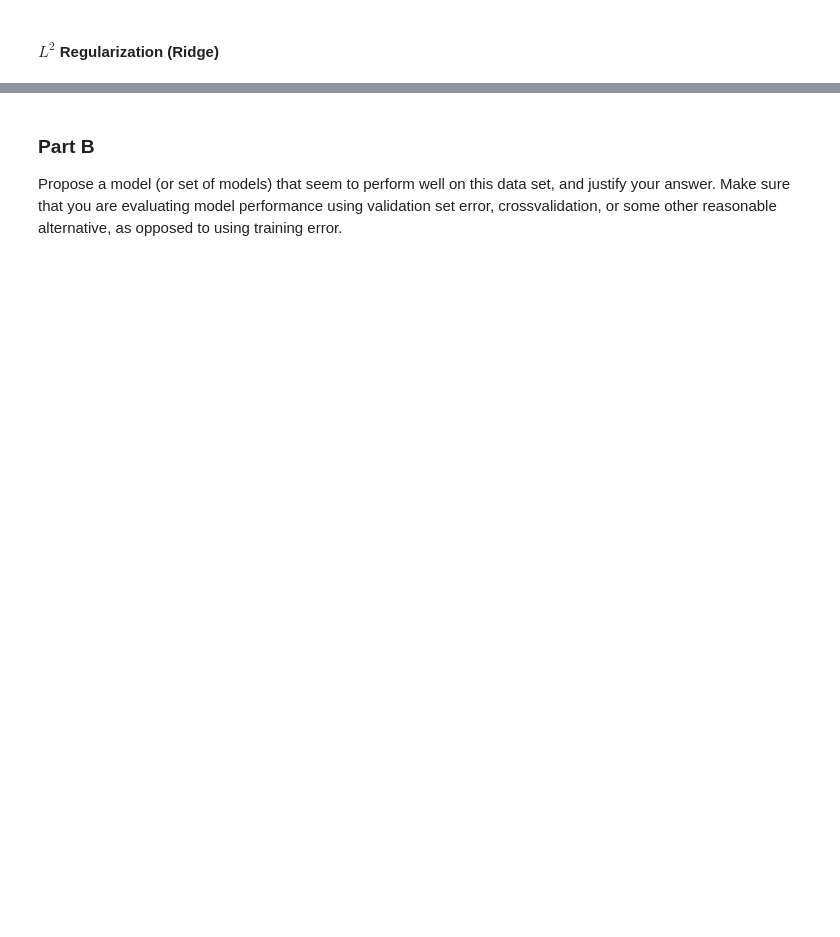
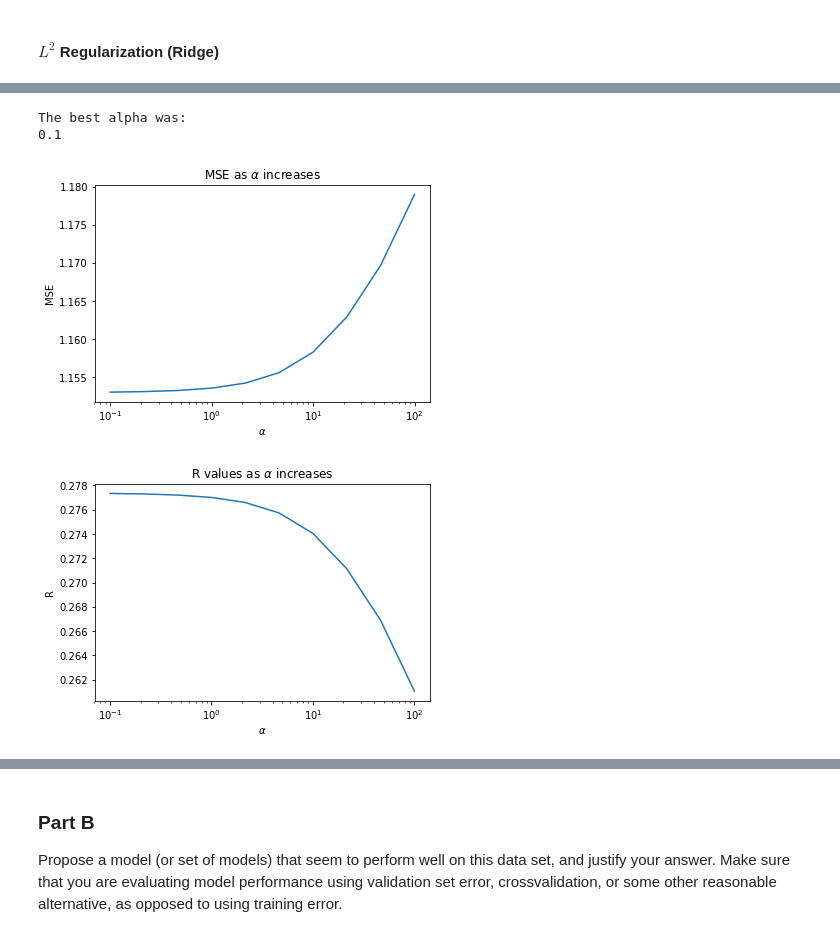
Before and after one commit to jsigee87/Data-Science-Lab-ee379k, a Jupyter notebook: lab6/src/problem3.ipynb, the cells around one changed output, grey strips where cells are left out. Saved outputs shown, nothing was run; the diff lists cells and outputs as text; code cells hidden in the pictures; blank space fills up the shorter version.

```diff
--- a/lab6/src/problem3.ipynb
+++ b/lab6/src/problem3.ipynb
@@ -137,6 +242,10 @@ print(score)
 # %%
-alphas = np.logspace(-3, 1, num=10)
-parameters = {'alpha':alphas}
-ridge = Ridge()
-model = GridSearchCV(ridge, parameters, cv=5, return_train_score=True)
-_ = model.fit(scaled_data[:,1:], scaled_data[:,0])
+#alphas = np.logspace(-3, 1, num=10)
+#parameters = {'alpha':alphas}
+#ridge = Ridge()
+#model = GridSearchCV(ridge, parameters, cv=5, return_train_score=True)
+#_ = model.fit(scaled_data[:,1:], scaled_data[:,0])
+#y_hat = model.predict(X_test)
+#score = mean_squared_error(y_test, y_hat)
+#scores['Ridge'] = score
+#print(score)
@@ -150,3 +252,31 @@ ValueError: shapes (127,21) and (13,) not aligned: 21 (dim 1) != 13 (dim 0)
+# %%
+# Tune by hand
+alphas = np.logspace(-1, 2, num=10)
+ridge_scores = []
+ridge_rvals = []
+for alpha in alphas:
+    ridge = Ridge(alpha=alpha, tol=0.0001)
+    _ = ridge.fit(X_train, y_train)
+    pred = ridge.predict(X_test)
+    r_val = ridge.score(X_test, y_test)
+    ridge_rvals.append(r_val)
+    ridge_scores.append(mean_squared_error(pred, y_test))
+# %%
+plotMSE(alphas, ridge_scores)
+plotR(alphas, ridge_rvals)
+
+best_alpha = alphas[np.argmin(np.array(ridge_scores))]
+print('The best alpha was:')
+print(best_alpha)
+
+# Add to list
+r_vals['Ridge'] = np.amin(np.array(ridge_rvals))
+scores['Ridge'] = np.amin(ridge_scores)
+# %% [output]
+The best alpha was:
+0.1
+[figure, added]
+[figure, added]
 # %%
 # I want to see the weights chosen by Ridge
 keys = df.columns.values.tolist()
```
Also changed, not shown: parts of 36 cells of this notebook.
